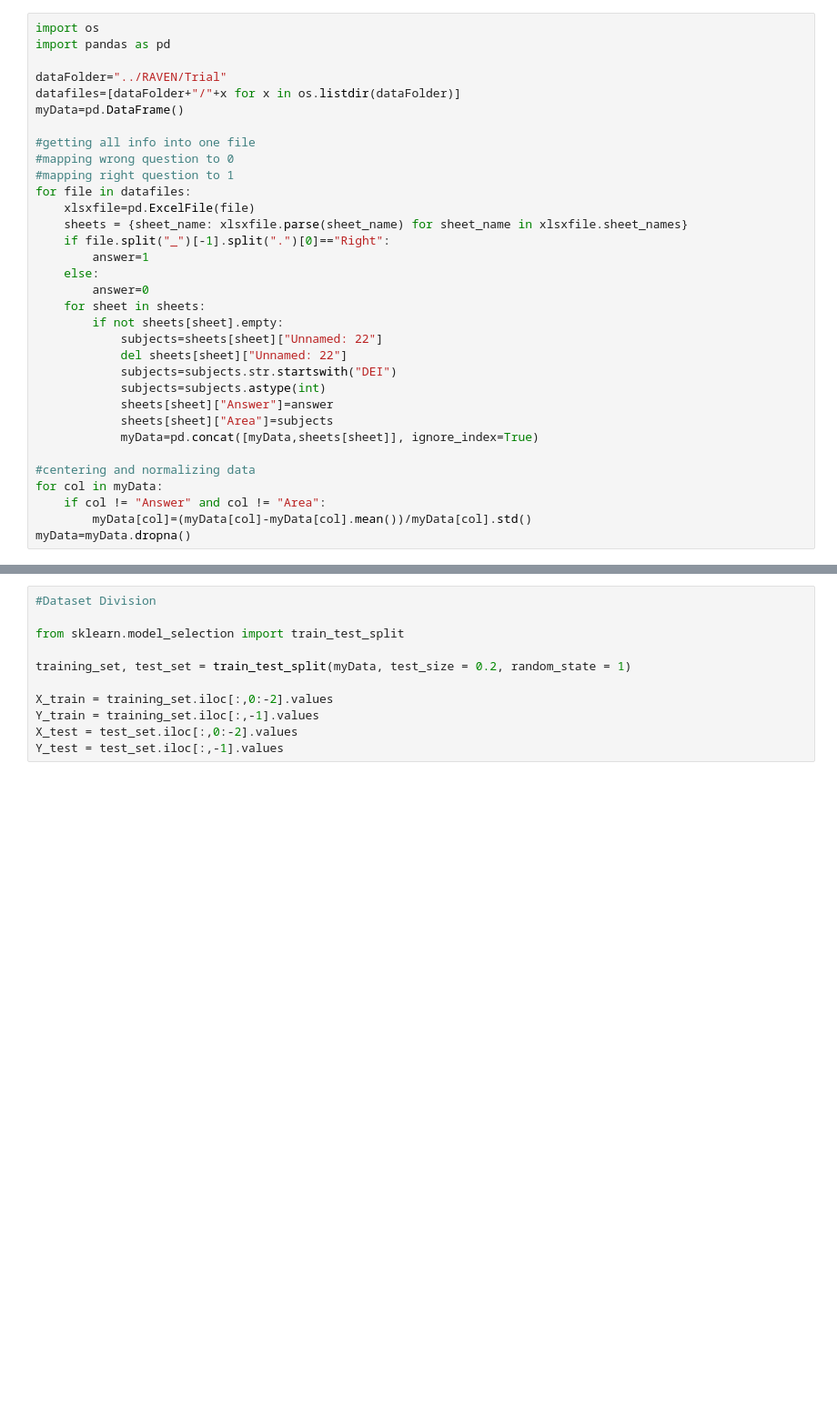
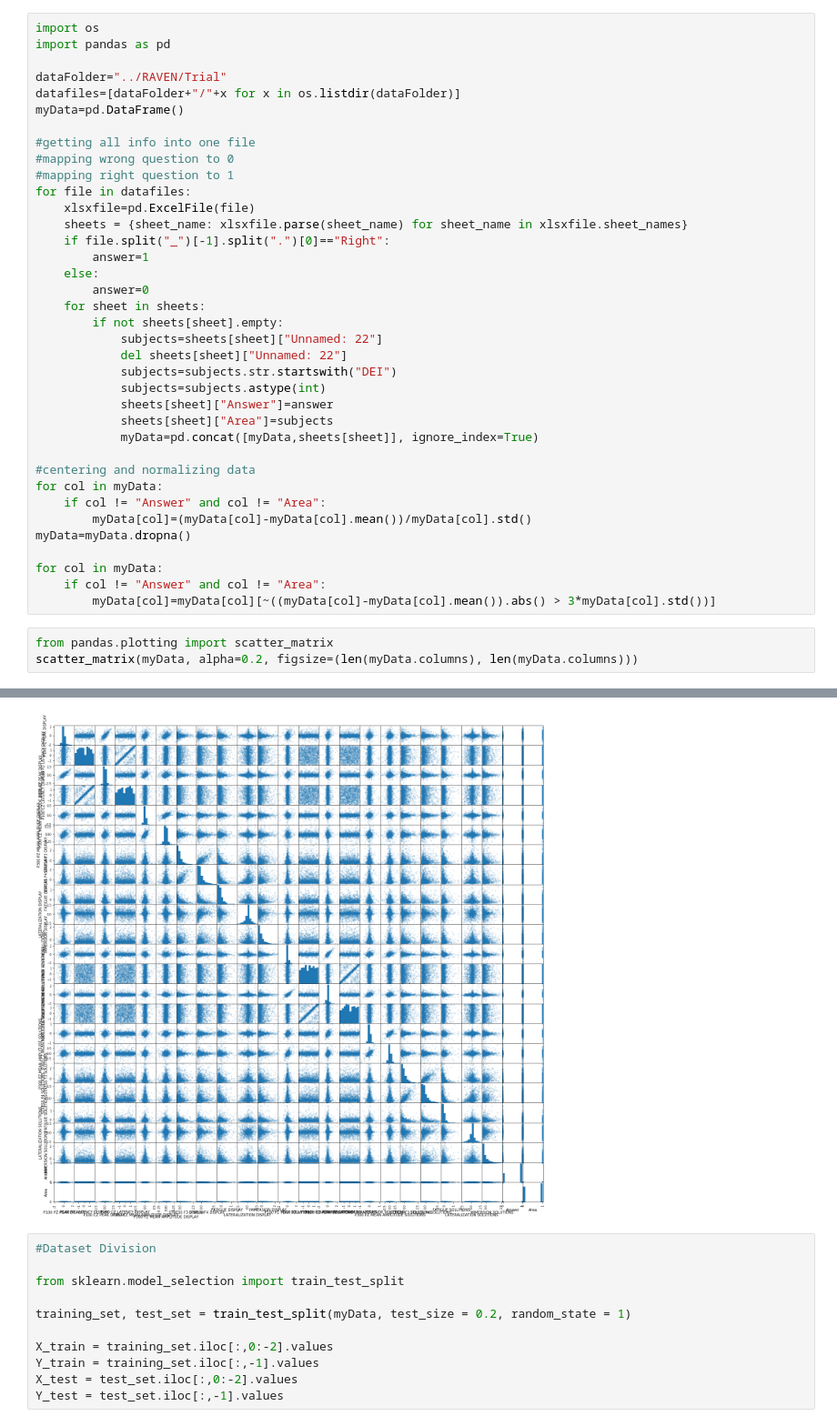
Before and after one commit to joao-alegria/EDRaven, a Jupyter notebook: src/modelTrain.ipynb, the cells around one changed output, grey strips where cells are left out. Shown at 91% size. Cells and saved outputs as stored; diff of their text form; blank space fills up the shorter version.

```diff
--- a/src/modelTrain.ipynb
+++ b/src/modelTrain.ipynb
@@ -31,3 +31,11 @@ for col in myData:
     if col != "Answer" and col != "Area":
         myData[col]=(myData[col]-myData[col].mean())/myData[col].std()
 myData=myData.dropna()
+
+for col in myData:
+    if col != "Answer" and col != "Area":
+        myData[col]=myData[col][~((myData[col]-myData[col].mean()).abs() > 3*myData[col].std())]
+# %%
+from pandas.plotting import scatter_matrix
+scatter_matrix(myData, alpha=0.2, figsize=(len(myData.columns), len(myData.columns)))
+# %% [output]
@@ -34,3 +59,4 @@ myData=myData.dropna()
+[figure, added]
 # %%
 #Dataset Division
 
```
Also changed, not shown: parts of 6 cells of this notebook, 40 other files.
